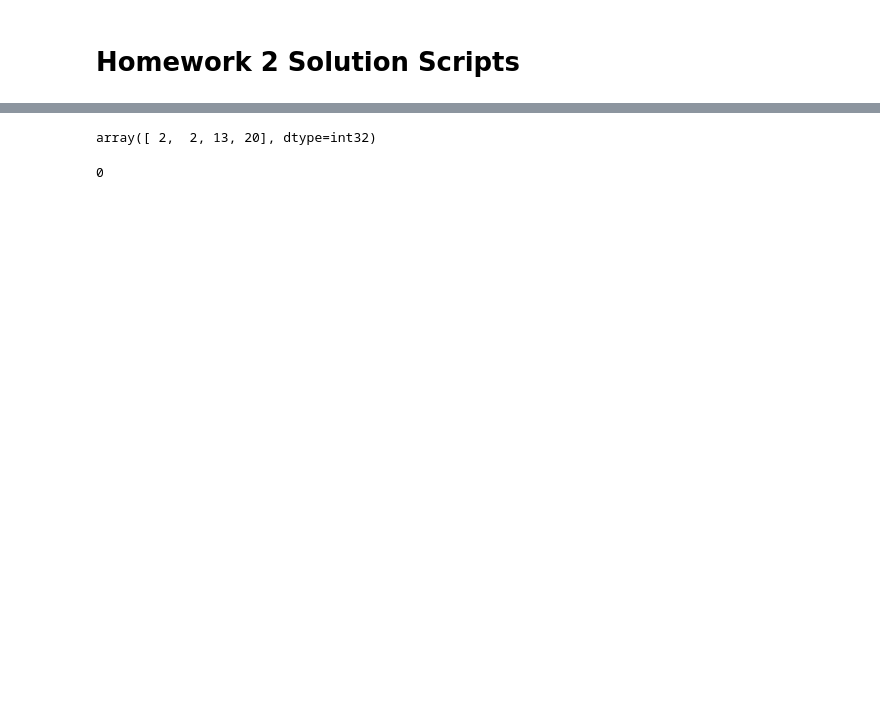
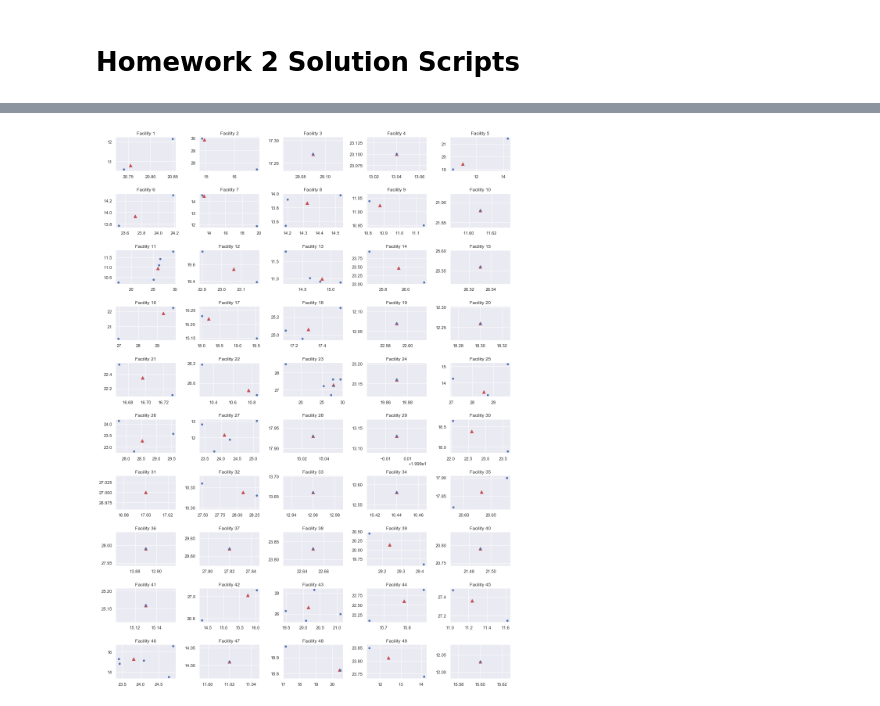
Before and after one commit to akinelden/ie440-homework2, a Jupyter notebook: HW2_scripts.ipynb, the cells around one changed output, grey strips where cells are left out. Saved outputs shown, nothing was run; the diff lists cells and outputs as text; code cells hidden in the pictures; blank space fills up the shorter version.

```diff
--- a/HW2_scripts.ipynb
+++ b/HW2_scripts.ipynb
@@ -18,6 +18,9 @@ H = H[:,1]
 C = C[:,1:]  # index column is removed
 # %%
 def squaredDistSolforSingle(H=[], A=[], C=[], m=41):
+    # If there is no assigned customer to facility, assign random location
+    if A.size == 0:
+        return np.random.randint(10,30),np.random.randint(10,30)
     facility_m = C[m] #cost vector of facility m: cost of transporting 1 unit from facility m to customer points
                                      #np.multiply(H[:,1],facility_m ->> output : element wise multiplier of cost vector and demand values
                                      #np.dot(H[:,1], facility_m) ->> output: total cost of transportation of demand
@@ -36,6 +39 @@ x1
 [figure]
-# %%
-    cost_matrix = np.copy(C)
-    for i in range(100):
-        cost_matrix[:,i] = H[i]*C[:,i]
-    cost_matrix
@@ -98,8 +93,10 @@ c = a**2+b**2
-# %%
-c
-# %% [output]
-array([ 2,  2, 13, 20], dtype=int32)
-# %%
-c.argmin()
-# %% [output]
-0
+# %%
+fig = plt.figure(figsize=(15,20))
+for i in range(50):
+    plt.title("Facility "+str(i))
+    plt.subplot(10,5,i+1)
+    plt.scatter(locations[i,0], locations[i,1], marker='^',c='r', s=60)
+    plt.scatter(A[assigned_customers[i],0], A[assigned_customers[i],1],s=20)
+    plt.tight_layout()
+# %% [output]
+[figure, added]
```
Also changed, not shown: parts of 5 cells of this notebook, 1 other file.
